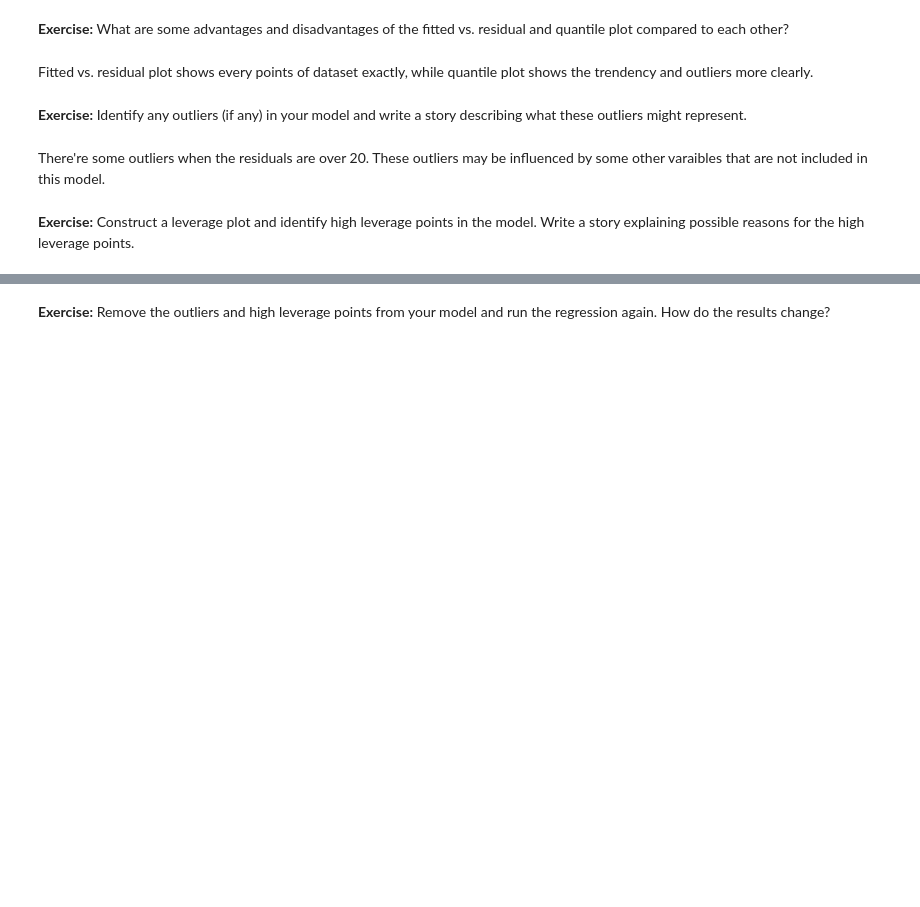
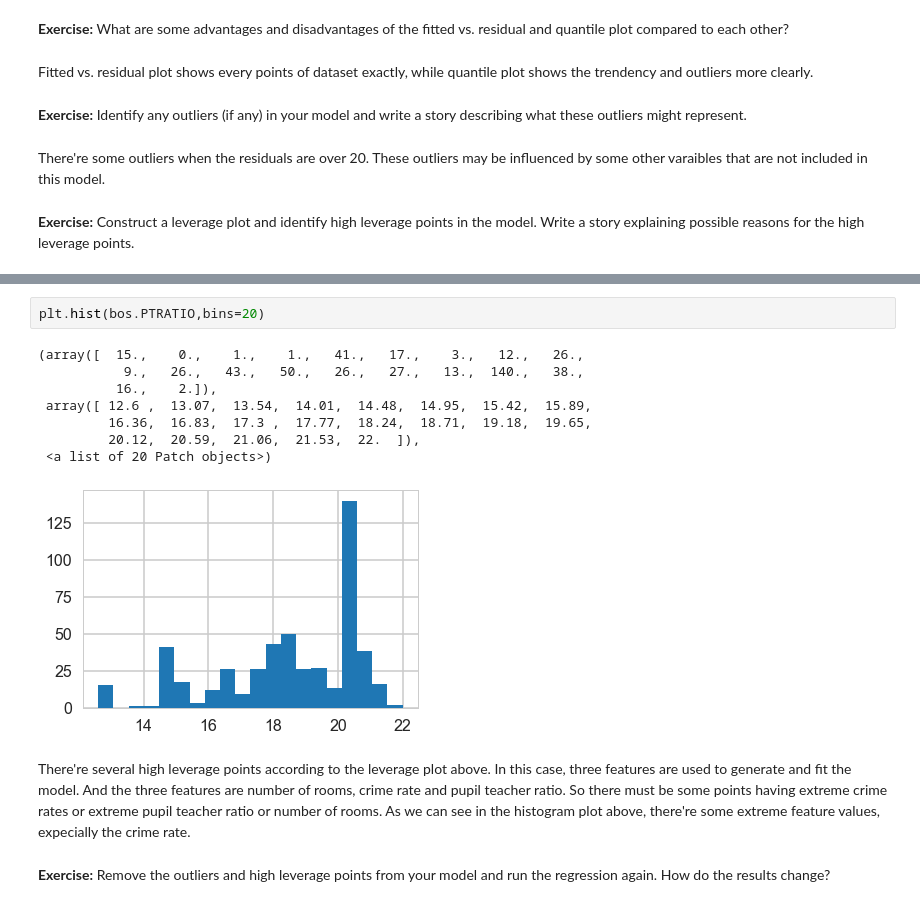
Before and after one commit to Bin-Icarus/SB_11-ML-Topics, a Jupyter notebook: Linear Regression Using Boston Housing Data Set/1505930706_linear_regression/linear_regression/Mini_Project_Linear_Regression.ipynb, the cells around one changed output, grey strips where cells are left out. Drawn from its saved outputs; the diff is of its cells as text; blank space fills up the shorter version.

```diff
--- a/Linear Regression Using Boston Housing Data Set/1505930706_linear_regression/linear_regression/Mini_Project_Linear_Regression.ipynb
+++ b/Linear Regression Using Boston Housing Data Set/1505930706_linear_regression/linear_regression/Mini_Project_Linear_Regression.ipynb
@@ -1018,2 +1039,15 @@ pylab.show()
+# %%
+plt.hist(bos.PTRATIO,bins=20)
+# %% [output]
+(array([  15.,    0.,    1.,    1.,   41.,   17.,    3.,   12.,   26.,
+           9.,   26.,   43.,   50.,   26.,   27.,   13.,  140.,   38.,
+          16.,    2.]),
+ array([ 12.6 ,  13.07,  13.54,  14.01,  14.48,  14.95,  15.42,  15.89,
+         16.36,  16.83,  17.3 ,  17.77,  18.24,  18.71,  19.18,  19.65,
+         20.12,  20.59,  21.06,  21.53,  22.  ]),
+ <a list of 20 Patch objects>)
+[figure, added]
+# %% [markdown]
+There're several high leverage points according to the leverage plot above. In this case, three features are used to generate and fit the model. And the three features are number of rooms, crime rate and pupil teacher ratio. So there must be some points having extreme crime rates or extreme pupil teacher ratio or number of rooms. As we can see in the histogram plot above, there're some extreme feature values, expecially the crime rate.
 # %% [markdown]
 <p><b>Exercise:</b> Remove the outliers and high leverage points from your model and run the regression again. How do the results change?</p>
```
Also changed, not shown: parts of 16 cells of this notebook.
